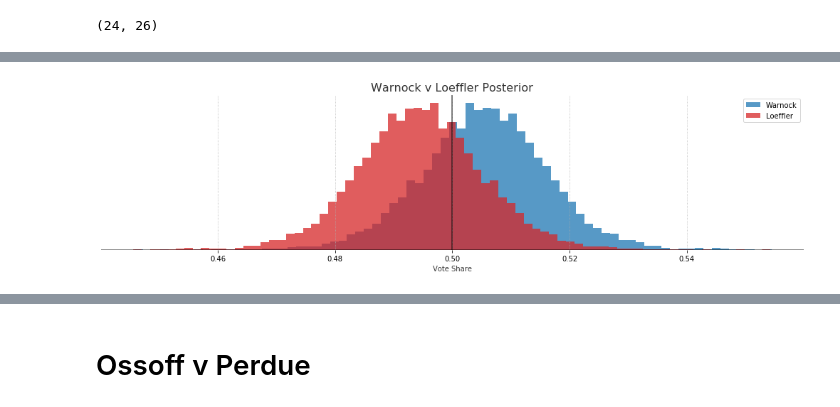
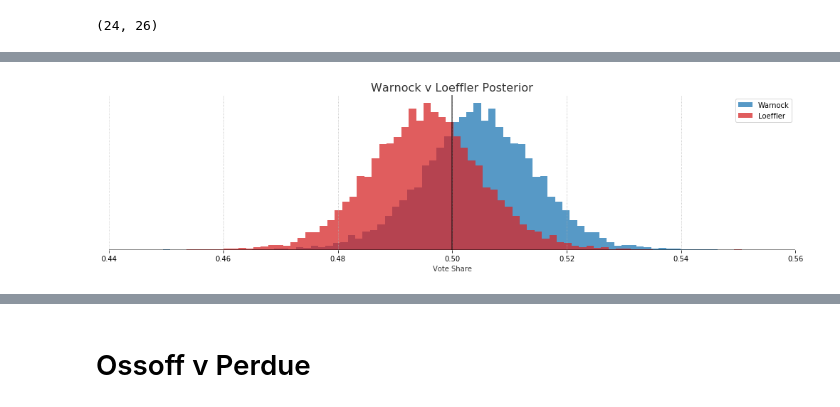
Before and after one commit to FlorianMuellerklein/GeorgiaRunoffHeirachicalPartialPooling, a Jupyter notebook: georgia_runoff.ipynb, the cells around one changed output, grey strips where cells are left out. Drawn from its saved outputs; the diff is of its cells as text; code cells hidden in the pictures.

```diff
--- a/georgia_runoff.ipynb
+++ b/georgia_runoff.ipynb
@@ -354,18 +354,19 @@ plt.savefig('imgs/ga_wl_{}-priors.png'.format(PRIOR_N))
 # %%
 plt.figure(figsize=(14,4))
 plt.hist(warnock_samples['phi'], color='tab:blue', alpha=0.75, bins=75, label='Warnock')
 plt.hist(1. - warnock_samples['phi'], color='tab:red', alpha=0.75, bins=75, label='Loeffler')
 plt.axhline(y=0, color='black', alpha=0.5, linewidth=2)
 plt.axvline(x=0.5, color='black', alpha=0.5, linewidth=2)
 plt.xlabel('Vote Share', alpha=0.8)
 plt.yticks([])
 plt.legend()
 plt.grid(linestyle=':')
+plt.xlim([0.44, 0.56])
 plt.title('Warnock v Loeffler Posterior', fontsize=16, alpha=0.8)
 plt.tight_layout()
 plt.savefig('imgs/ga_wl_posteriors.png')
 # %% [output]
-[figure, old version]
+[figure, new version]
 # %%
 np.mean(warnock_samples['phi'] > 0.5), np.mean((1. - warnock_samples['phi']) > 0.5)
 # %% [output]
```
Also changed, not shown: parts of 26 cells of this notebook, 1 other file.
